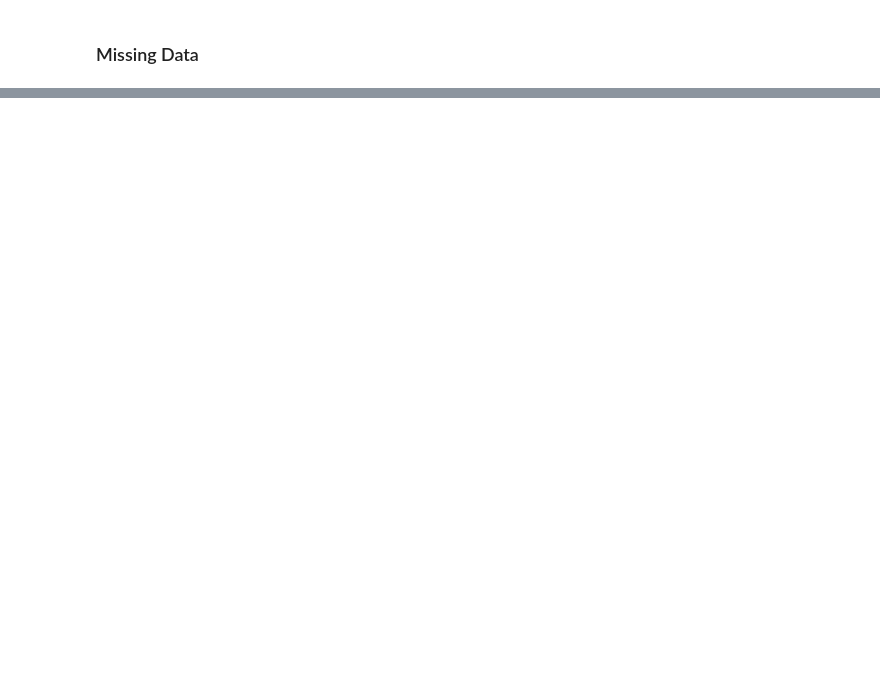
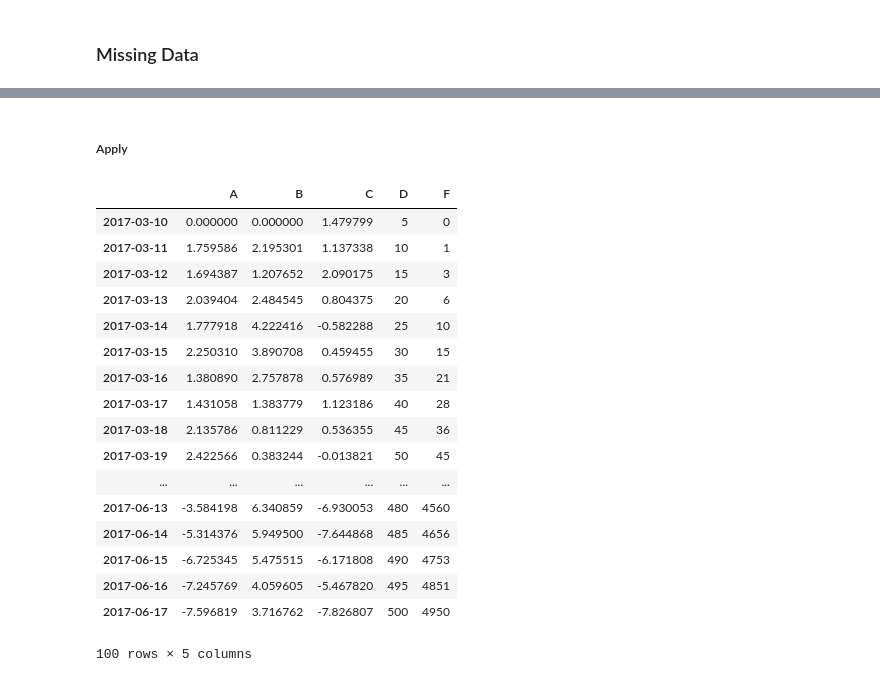
Before and after one commit to huyhoang17/Learning, a Jupyter notebook: pandas/10 Minutes to Pandas.ipynb, the cells around one changed output, grey strips where cells are left out. Drawn from its saved outputs; the diff is of its cells as text; code cells hidden in the pictures; blank space fills up the shorter version.

```diff
--- a/pandas/10 Minutes to Pandas.ipynb
+++ b/pandas/10 Minutes to Pandas.ipynb
@@ -900,0 +1061,2 @@ df2
+# %% [markdown]
+##### Apply
@@ -900,0 +1065,22 @@ df2
+# %%
+# Applies function along input axis of DataFrame.
+df.apply(np.cumsum)
+# %% [output]
+|  | A | B | C | D | F |
+| 2017-03-10 | 0.000000 | 0.000000 | 1.479799 | 5 | 0 |
+| 2017-03-11 | 1.759586 | 2.195301 | 1.137338 | 10 | 1 |
+| 2017-03-12 | 1.694387 | 1.207652 | 2.090175 | 15 | 3 |
+| 2017-03-13 | 2.039404 | 2.484545 | 0.804375 | 20 | 6 |
+| 2017-03-14 | 1.777918 | 4.222416 | -0.582288 | 25 | 10 |
+| 2017-03-15 | 2.250310 | 3.890708 | 0.459455 | 30 | 15 |
+| 2017-03-16 | 1.380890 | 2.757878 | 0.576989 | 35 | 21 |
+| 2017-03-17 | 1.431058 | 1.383779 | 1.123186 | 40 | 28 |
+| 2017-03-18 | 2.135786 | 0.811229 | 0.536355 | 45 | 36 |
+| 2017-03-19 | 2.422566 | 0.383244 | -0.013821 | 50 | 45 |
+| ... | ... | ... | ... | ... | ... |
+| 2017-06-13 | -3.584198 | 6.340859 | -6.930053 | 480 | 4560 |
+| 2017-06-14 | -5.314376 | 5.949500 | -7.644868 | 485 | 4656 |
+| 2017-06-15 | -6.725345 | 5.475515 | -6.171808 | 490 | 4753 |
+| 2017-06-16 | -7.245769 | 4.059605 | -5.467820 | 495 | 4851 |
+| 2017-06-17 | -7.596819 | 3.716762 | -7.826807 | 500 | 4950 |
+100 rows × 5 columns
```
Also changed, not shown: parts of 198 cells of this notebook.
